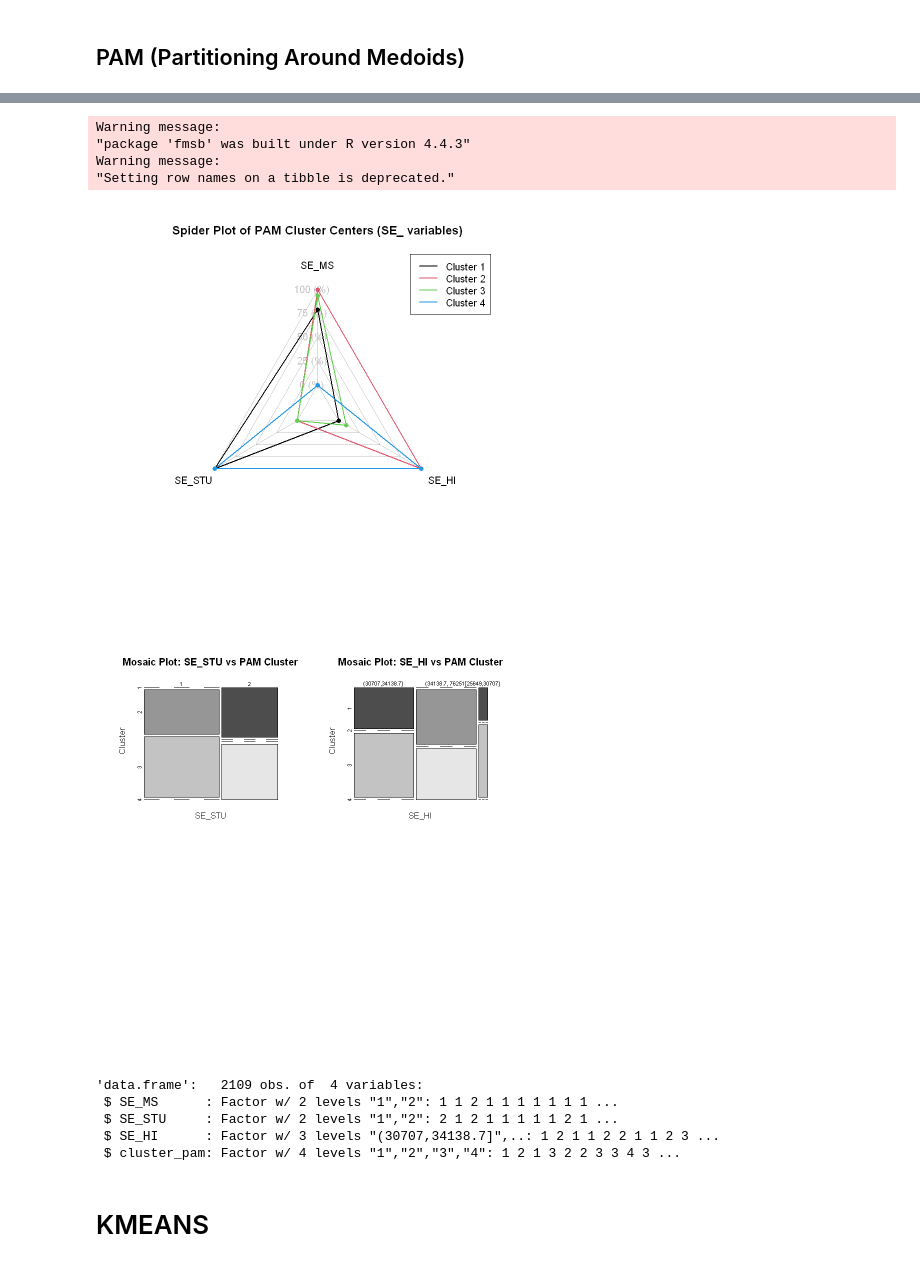
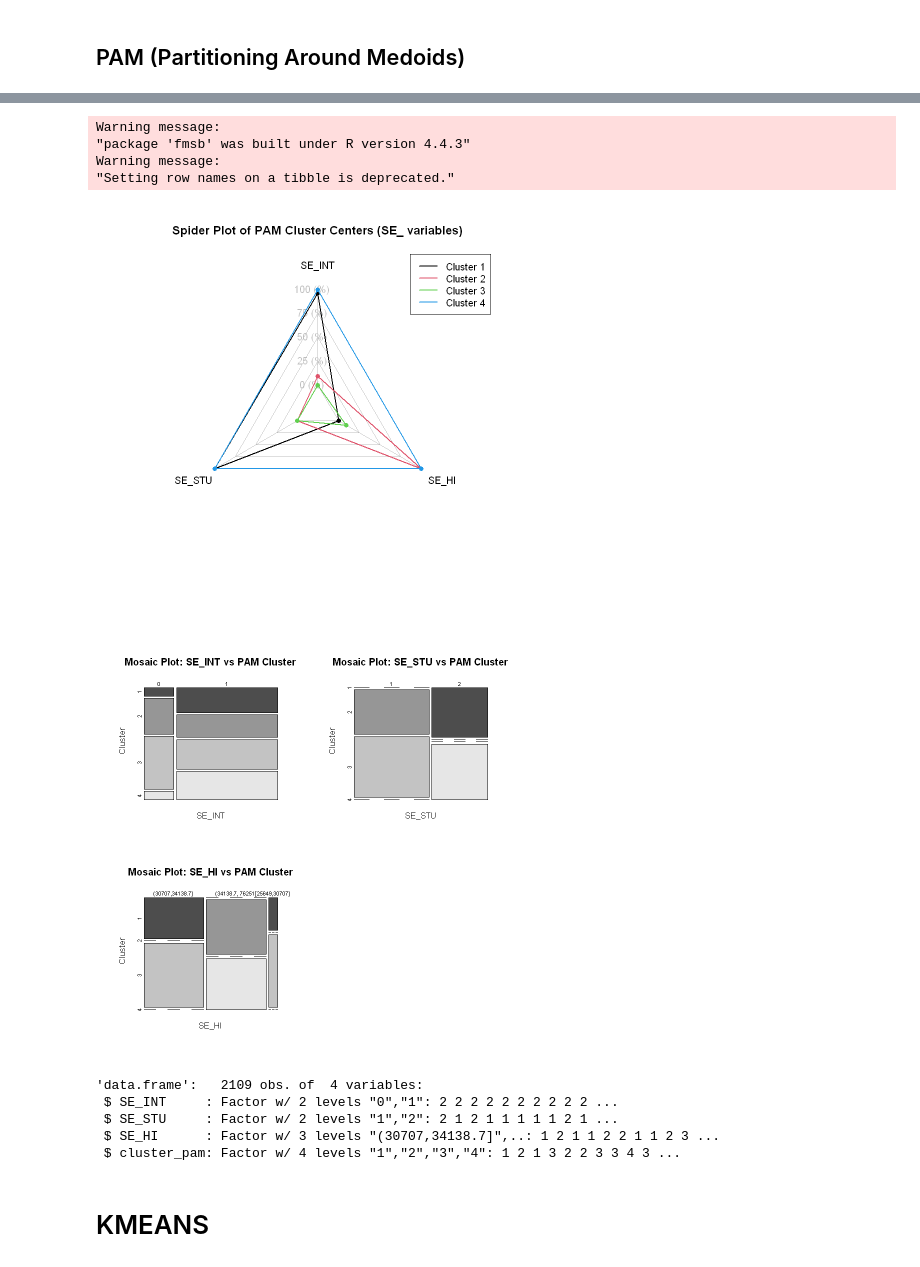
Before and after one commit to JoseLuisMaldonadoA/TFM, a Jupyter notebook: Notebooks/ClusterAnalysis.ipynb, the cells around one changed output, grey strips where cells are left out. Cells and saved outputs as stored; diff of their text form; code cells hidden in the pictures.

```diff
--- a/Notebooks/ClusterAnalysis.ipynb
+++ b/Notebooks/ClusterAnalysis.ipynb
@@ -11,7 +11,7 @@ suppressPackageStartupMessages(library(dplyr))
 # Load data and select only variables that start with 'SE_'
 df <- read.csv('FINAL_DATASET.csv')
 se_vars <- df %>%
-    select(c(SE_MS, SE_STU, SE_HI)) %>%
+    select(c(SE_INT, SE_STU, SE_HI)) %>%
     mutate(across(everything(), as.factor)) # %>%
     # select(starts_with("SE_")) %>%
     # select(-c(SE_GCHI, SE_CHI, SE_LA, SE_SN, SE_PC, SE_MP, SE_WT, SE_PUBT, SE_PI, SE_PRIT))
@@ -129,29 +129,29 @@ Warning message:
 "package 'fmsb' was built under R version 4.4.3"
 Warning message:
 "Setting row names on a tibble is deprecated."
-[figure, old version]
+[figure, new version]
 # %%
 par(bg = "white", mfrow = c(2, 2))
-# # Mosaic plot for SE_MS vs cluster_pam
-# mosaicplot(table(se_vars$SE_MS, se_vars$cluster_pam),
-#            main = "Mosaic Plot: SE_MS vs PAM Cluster",
-#            xlab = "SE_MS", ylab = "Cluster", color = TRUE)
+# Mosaic plot for SE_INT vs cluster_pam
+mosaicplot(table(se_vars$SE_INT, se_vars$cluster_pam),
+           main = "Mosaic Plot: SE_INT vs PAM Cluster",
+           xlab = "SE_INT", ylab = "Cluster", color = TRUE)
 # Mosaic plot for SE_STU vs cluster_pam
 mosaicplot(table(se_vars$SE_STU, se_vars$cluster_pam),
            main = "Mosaic Plot: SE_STU vs PAM Cluster",
            xlab = "SE_STU", ylab = "Cluster", color = TRUE)
 # Mosaic plot for SE_HI vs cluster_pam
 mosaicplot(table(se_vars$SE_HI, se_vars$cluster_pam),
            main = "Mosaic Plot: SE_HI vs PAM Cluster",
            xlab = "SE_HI", ylab = "Cluster", color = TRUE)
 # %% [output]
-[figure, old version]
+[figure, new version]
 # %%
 str(se_vars)
 cluster_pam <- se_vars$cluster_pam
 # %% [output]
 'data.frame':   2109 obs. of  4 variables:
- $ SE_MS      : Factor w/ 2 levels "1","2": 1 1 2 1 1 1 1 1 1 1 ...
+ $ SE_INT     : Factor w/ 2 levels "0","1": 2 2 2 2 2 2 2 2 2 2 ...
  $ SE_STU     : Factor w/ 2 levels "1","2": 2 1 2 1 1 1 1 1 2 1 ...
  $ SE_HI      : Factor w/ 3 levels "(30707,34138.7]",..: 1 2 1 1 2 2 1 1 2 3 ...
  $ cluster_pam: Factor w/ 4 levels "1","2","3","4": 1 2 1 3 2 2 3 3 4 3 ...
```
Also changed, not shown: parts of 8 cells of this notebook.
